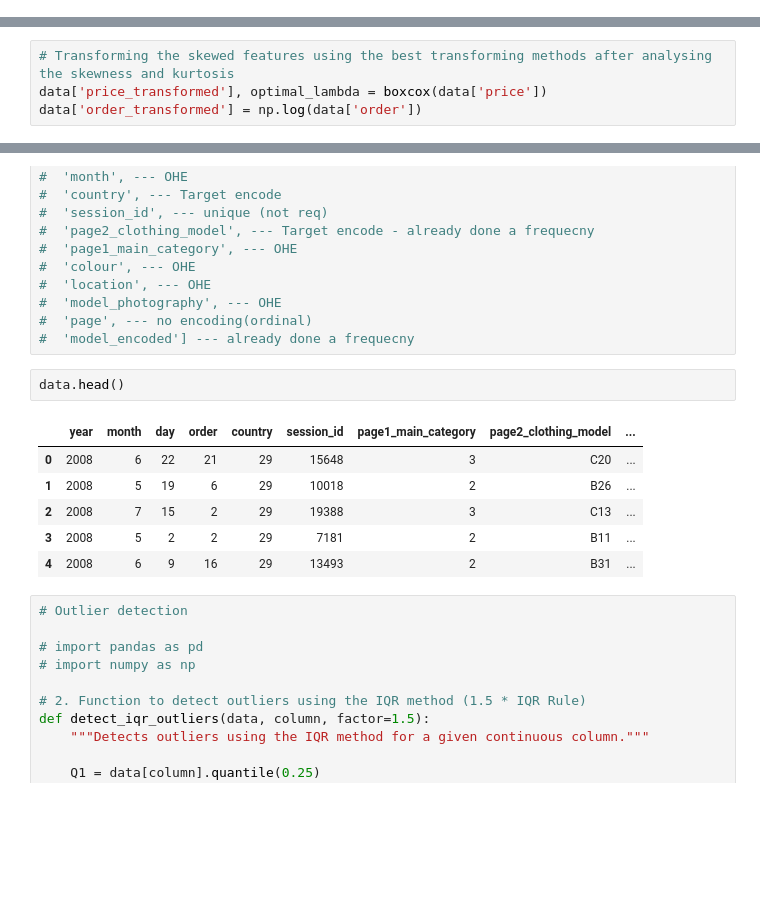
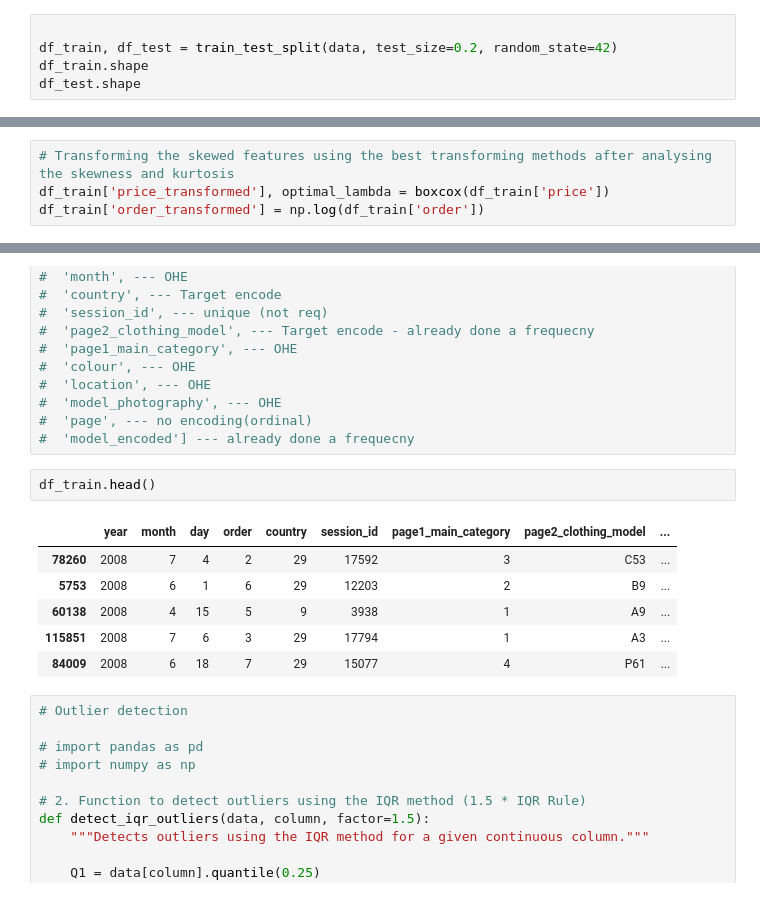
Before and after one commit to Aravind-M2/E-Commerce-Customer-conversion, a Jupyter notebook: classification demo.ipynb, the cells around one changed output, grey strips where cells are left out. Cells and saved outputs as stored; diff of their text form; blank space fills up the shorter version.

```diff
--- a/classification demo.ipynb
+++ b/classification demo.ipynb
@@ -10,2 +11,7 @@ from scipy.stats import boxcox, skew
 # %%
 data = pd.read_csv("D:\\GIT HUB\\GUVI Mini Proj 4\\train_data - train_data.csv")
+# %%
+
+df_train, df_test = train_test_split(data, test_size=0.2, random_state=42)
+df_train.shape
+df_test.shape
@@ -78,6 +149,6 @@ for i in cont_col:
 # %%
 # Transforming the skewed features using the best transforming methods after analysing the skewness and kurtosis
-data['price_transformed'], optimal_lambda = boxcox(data['price'])
-data['order_transformed'] = np.log(data['order'])
+df_train['price_transformed'], optimal_lambda = boxcox(df_train['price'])
+df_train['order_transformed'] = np.log(df_train['order'])
 # %%
 cat_col = ['month', 'day', 'country', 'session_id','page2_clothing_model',
@@ -162,14 +269,14 @@ for i in cat_col:
 #  'page', --- no encoding(ordinal)
 #  'model_encoded'] --- already done a frequecny
 # %%
-data.head()
+df_train.head()
 # %% [output]
 |  | year | month | day | order | country | session_id | page1_main_category | page2_clothing_model | ... |
-| 0 | 2008 | 6 | 22 | 21 | 29 | 15648 | 3 | C20 | ... |
-| 1 | 2008 | 5 | 19 | 6 | 29 | 10018 | 2 | B26 | ... |
-| 2 | 2008 | 7 | 15 | 2 | 29 | 19388 | 3 | C13 | ... |
-| 3 | 2008 | 5 | 2 | 2 | 29 | 7181 | 2 | B11 | ... |
-| 4 | 2008 | 6 | 9 | 16 | 29 | 13493 | 2 | B31 | ... |
+| 78260 | 2008 | 7 | 4 | 2 | 29 | 17592 | 3 | C53 | ... |
+| 5753 | 2008 | 6 | 1 | 6 | 29 | 12203 | 2 | B9 | ... |
+| 60138 | 2008 | 4 | 15 | 5 | 9 | 3938 | 1 | A9 | ... |
+| 115851 | 2008 | 7 | 6 | 3 | 29 | 17794 | 1 | A3 | ... |
+| 84009 | 2008 | 6 | 18 | 7 | 29 | 15077 | 4 | P61 | ... |
 # %%
 # Outlier detection
 
```
Also changed, not shown: parts of 26 cells of this notebook, 1 other file.
